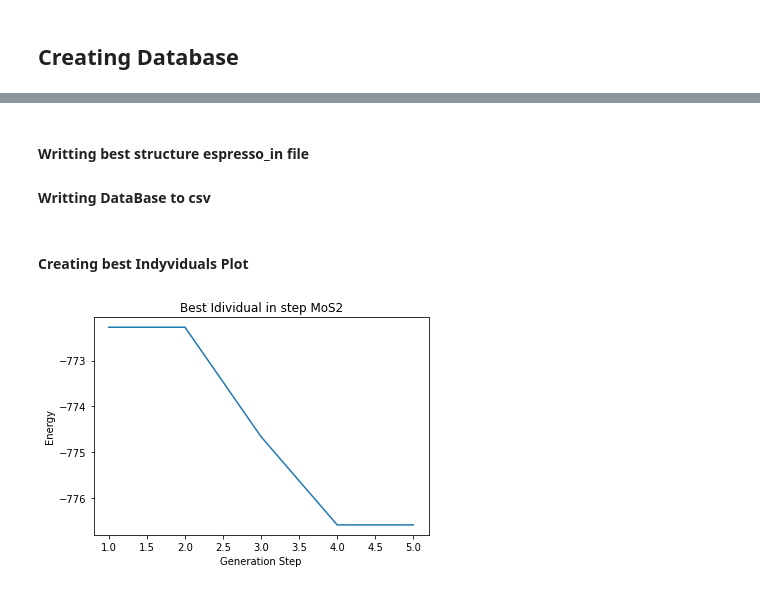
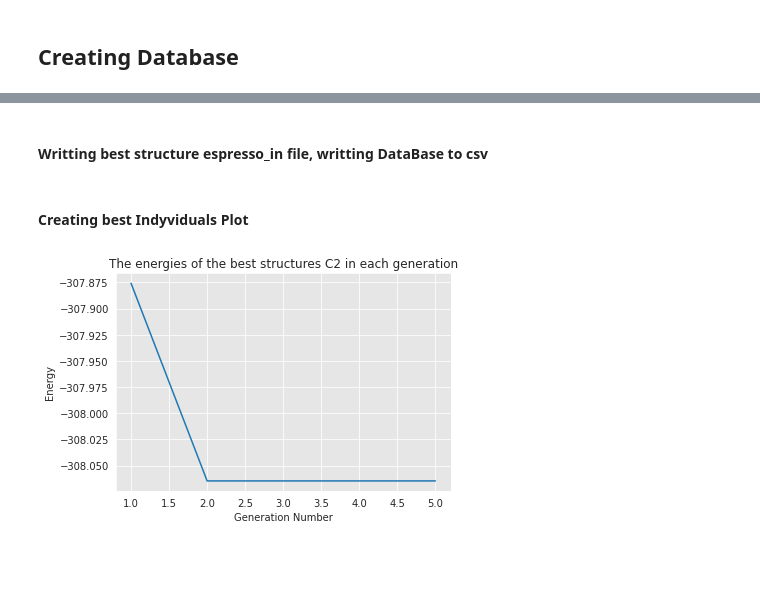
Before and after one commit to MichalStachowicz/genetic-algorithm, a Jupyter notebook: GA.ipynb, the cells around one changed output, grey strips where cells are left out. Cells and saved outputs as stored; diff of their text form; code cells hidden in the pictures; blank space fills up the shorter version.

Commit message:
Add files via upload
Add Population class

```diff
--- a/GA.ipynb
+++ b/GA.ipynb
@@ -70,6 +115,6 @@ def check_dist(number_atoms, positions, d_min, d_max):
 # %%
-def init_atoms():
-    """Initialization of the structure
+def init_struct():
+    """Initialization of the random structure
 
     Returns:
         ase.Atoms: Structure
@@ -77,17 +122,17 @@ def init_atoms():
 
     atoms_out = None
 
-    number_attempts = 200 # no of attempts
+    number_attempts = 2000 # no of attempts
     d_min = 1.0 # min distance
-    d_max = 2.5 # max distance
+    d_max = 3.5 # max distance
 
     for i in range(number_attempts):
-        group_id = randrange(80) + 1
+        group_id = randrange(230) + 1
         my_crystal = pyxtal()
 
         try:
             my_crystal.from_random(2, group_id, species, quantity, thickness=thickness)
-        except RuntimeError:
+        except:
             continue
 
         atoms = my_crystal.to_ase()
@@ -392,0 +311,23 @@ GridspecLayout(children=(Renderer(camera=PerspectiveCamera(fov=10.0, position=(0
+# %%
+pop = Population()
+best = []
+data=[]
+
+#Starting population
+print(f"Energy of structures {name} in the starting population:")
+pop.fill_up(0)
+pop.energy_calculator()
+data.append(pop.indyviduals)
+
+for g in range(number_generations):
+    print(f"\nEnergy of the structures {name} in the generation nr {g+1}/{number_generations}:")
+    pop.purge()
+    pop.fill_up(g+1)
+    pop.choice_by_rulette().mutation()
+    pop.choice_by_rulette().mutation()
+    pop.crossover()
+    pop.energy_calculator()
+
+    # Colecting data
+    best.append(pop.indyviduals[0].get_energy())
+    data.append(pop.indyviduals)
@@ -439,4 +398,3 @@ df.sort_values('energy')
 # %% [markdown]
-#### Writting best structure espresso_in file
-#### Writting DataBase to csv
+#### Writting best structure espresso_in file,  writting DataBase to csv
 # %%
@@ -445,9 +404,9 @@ df.to_csv(f"DataBase_{name}.csv")
 # %% [markdown]
 #### Creating best Indyviduals Plot
 # %%
-f = sns.lineplot(x=np.arange(1, n_gen+2), y=best)
-f.set(xlabel='Generation Step', ylabel='Energy', title=f'Best Idividual in step {name}')
+f = sns.lineplot(x=np.arange(1, number_generations+1), y=best)
+f.set(xlabel='Generation Number', ylabel='Energy', title=f'The energies of the best structures {name} in each generation')
 sns.axes_style()
 sns.set_style("darkgrid", {"axes.facecolor": ".9"})
 # %% [output]
-[figure, old version]
+[figure, new version]
```
Also changed, not shown: parts of 24 cells of this notebook.
